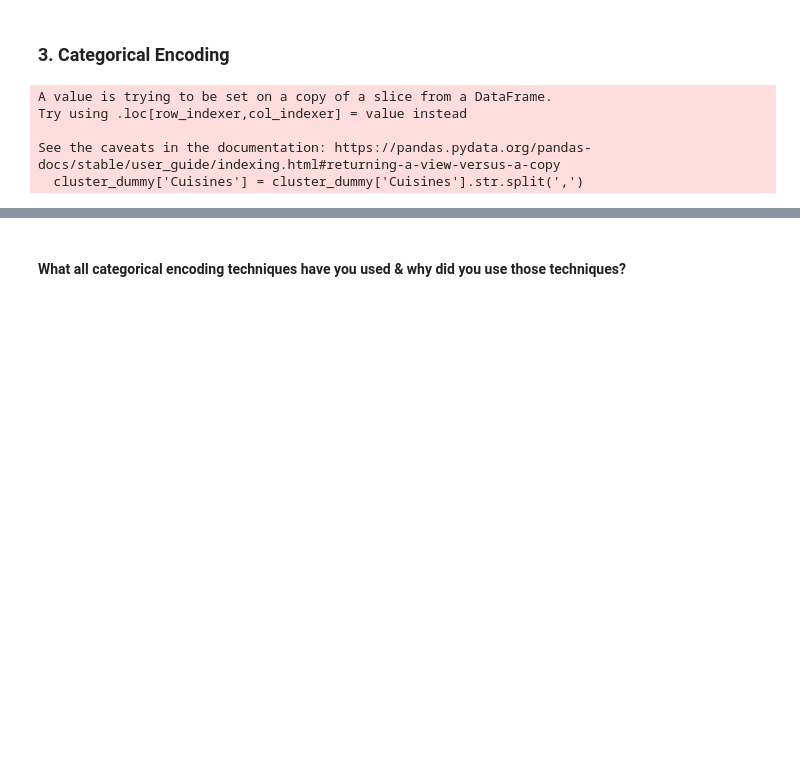
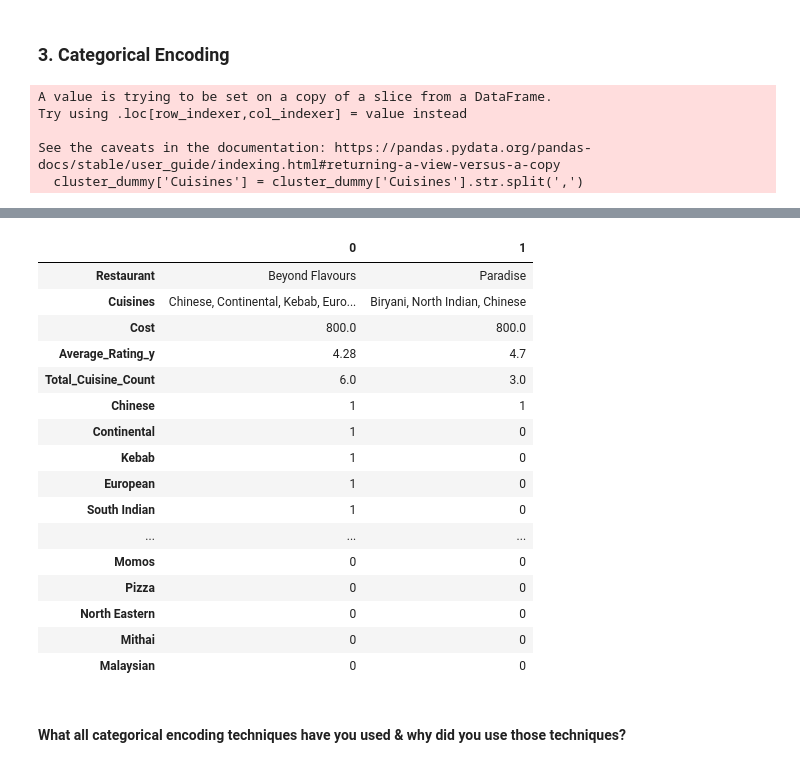
Before and after one commit to Asif-Ansari-bbl/Zomato-Resturent-Clustering-and-Sentiment-Analysis, a Jupyter notebook: Zomato_resturent_Clustering_and_Sentiment_Analysis.ipynb, the cells around one changed output, grey strips where cells are left out. Saved outputs shown, nothing was run; the diff lists cells and outputs as text; code cells hidden in the pictures; blank space fills up the shorter version.

```diff
--- a/Zomato_resturent_Clustering_and_Sentiment_Analysis.ipynb
+++ b/Zomato_resturent_Clustering_and_Sentiment_Analysis.ipynb
@@ -1455,3 +1505,43 @@ hotel.head(1)
+# %%
+#creating data frame for categorial encoding
+cluster_df = resturent_df[['Restaurant','Cuisines','Cost','Average_Rating_y','Total_Cuisine_Count']]
+# %%
+#creating new dataframe for clustering
+cluster_df = pd.concat([cluster_df,pd.DataFrame(columns=list(cuisine_dict.keys()))])
+# %%
+#creating categorial feature for cuisine
+#iterate over every row in the dataframe
+for i, row in cluster_df.iterrows():
+  # iterate over the new columns
+  for column in list(cluster_df.columns):
+      if column not in ['Restaurant','Cost','Cuisines','Average_Rating_y','Total_Cuisine_Count']:
+        # checking if the column is in the list of cuisines available for that row
+        if column in row['Cuisines']:
+          #assign it as 1 else 0
+          cluster_df.loc[i,column] = 1
+        else:
+          cluster_df.loc[i,column] = 0
+# %%
+#result from encoding
+cluster_df.head(2).T
+# %% [output]
+|  | 0 | 1 |
+| Restaurant | Beyond Flavours | Paradise |
+| Cuisines | Chinese, Continental, Kebab, Euro... | Biryani, North Indian, Chinese |
+| Cost | 800.0 | 800.0 |
+| Average_Rating_y | 4.28 | 4.7 |
+| Total_Cuisine_Count | 6.0 | 3.0 |
+| Chinese | 1 | 1 |
+| Continental | 1 | 0 |
+| Kebab | 1 | 0 |
+| European | 1 | 0 |
+| South Indian | 1 | 0 |
+| ... | ... | ... |
+| Momos | 0 | 0 |
+| Pizza | 0 | 0 |
+| North Eastern | 0 | 0 |
+| Mithai | 0 | 0 |
+| Malaysian | 0 | 0 |
 # %% [markdown]
 #### What all categorical encoding techniques have you used & why did you use those techniques?
 # %% [markdown]
```
Also changed, not shown: parts of 12 cells of this notebook.
